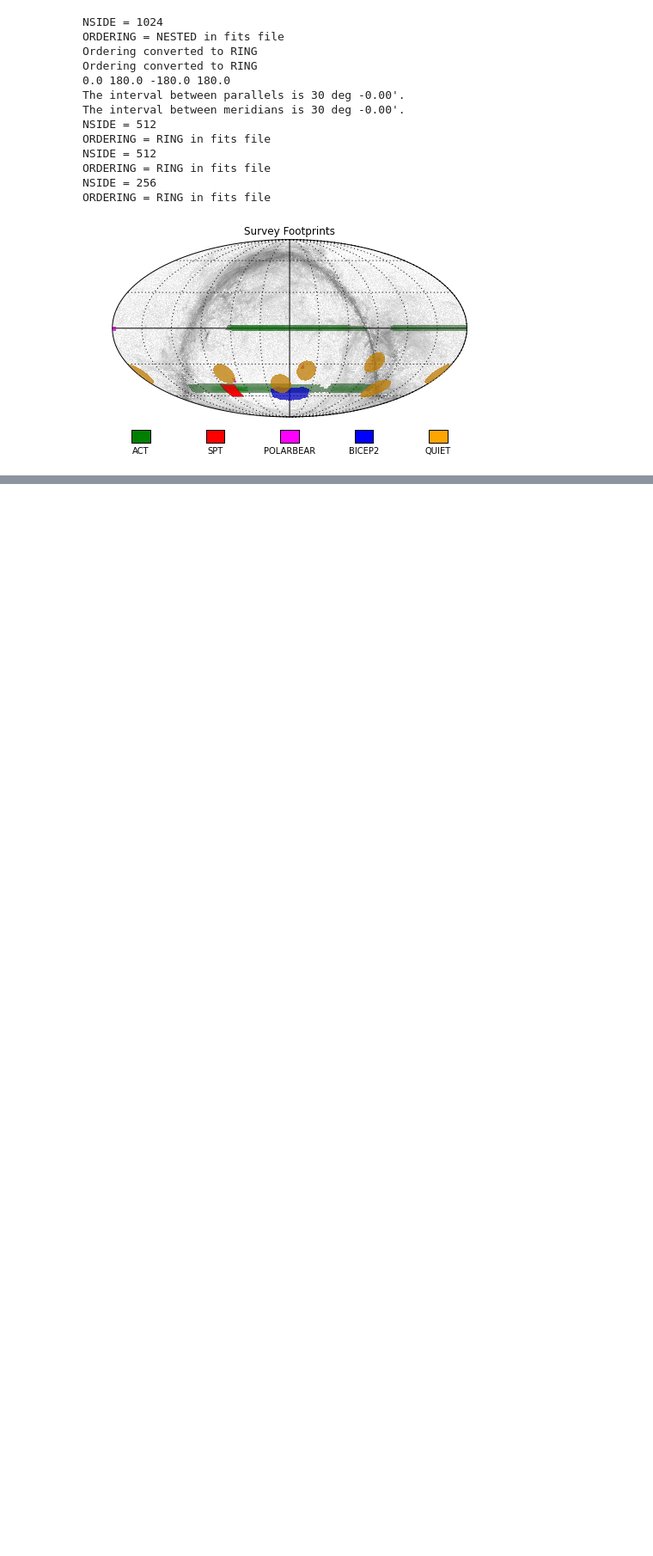
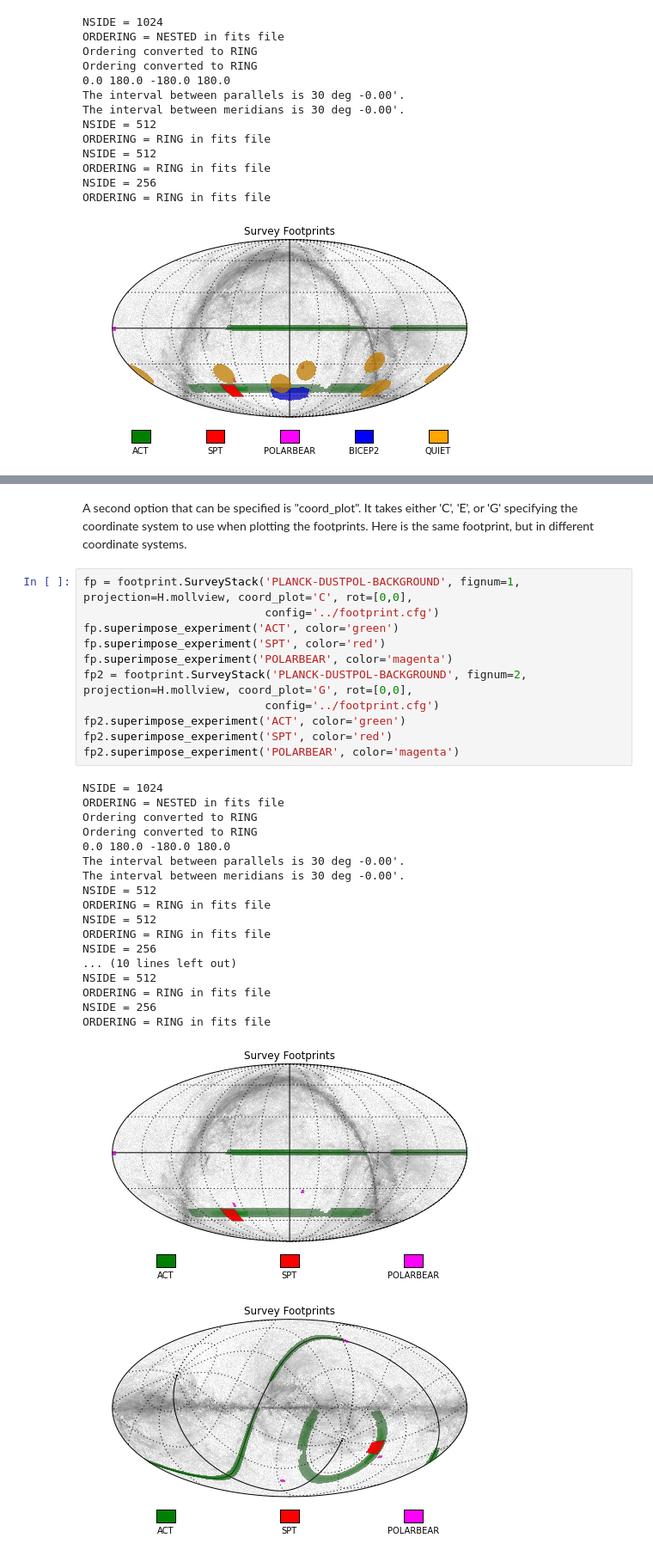
Before and after one commit to nasa-lambda/cmb_footprint, a Jupyter notebook: examples/plot_footprints.ipynb, the cells around one changed output, grey strips where cells are left out. Shown at 86% size. Saved outputs shown, nothing was run; the diff lists cells and outputs as text; blank space fills up the shorter version.

```diff
--- a/examples/plot_footprints.ipynb
+++ b/examples/plot_footprints.ipynb
@@ -64,0 +88,33 @@ ORDERING = RING in fits file
+# %% [markdown]
+A second option that can be specified is "coord_plot". It takes either 'C', 'E', or 'G' specifying the coordinate system to use when plotting the footprints. Here is the same footprint, but in different coordinate systems.
+# %%
+fp = footprint.SurveyStack('PLANCK-DUSTPOL-BACKGROUND', fignum=1, projection=H.mollview, coord_plot='C', rot=[0,0],
+                           config='../footprint.cfg')
+fp.superimpose_experiment('ACT', color='green')
+fp.superimpose_experiment('SPT', color='red')
+fp.superimpose_experiment('POLARBEAR', color='magenta')
+fp2 = footprint.SurveyStack('PLANCK-DUSTPOL-BACKGROUND', fignum=2, projection=H.mollview, coord_plot='G', rot=[0,0],
+                           config='../footprint.cfg')
+fp2.superimpose_experiment('ACT', color='green')
+fp2.superimpose_experiment('SPT', color='red')
+fp2.superimpose_experiment('POLARBEAR', color='magenta')
+# %% [output]
+NSIDE = 1024
+ORDERING = NESTED in fits file
+Ordering converted to RING
+Ordering converted to RING
+0.0 180.0 -180.0 180.0
+The interval between parallels is 30 deg -0.00'.
+The interval between meridians is 30 deg -0.00'.
+NSIDE = 512
+ORDERING = RING in fits file
+NSIDE = 512
+ORDERING = RING in fits file
+NSIDE = 256
+... (10 lines left out)
+NSIDE = 512
+ORDERING = RING in fits file
+NSIDE = 256
+ORDERING = RING in fits file
+[figure, added]
+[figure, added]
```
Also changed, not shown: parts of 15 cells of this notebook.
